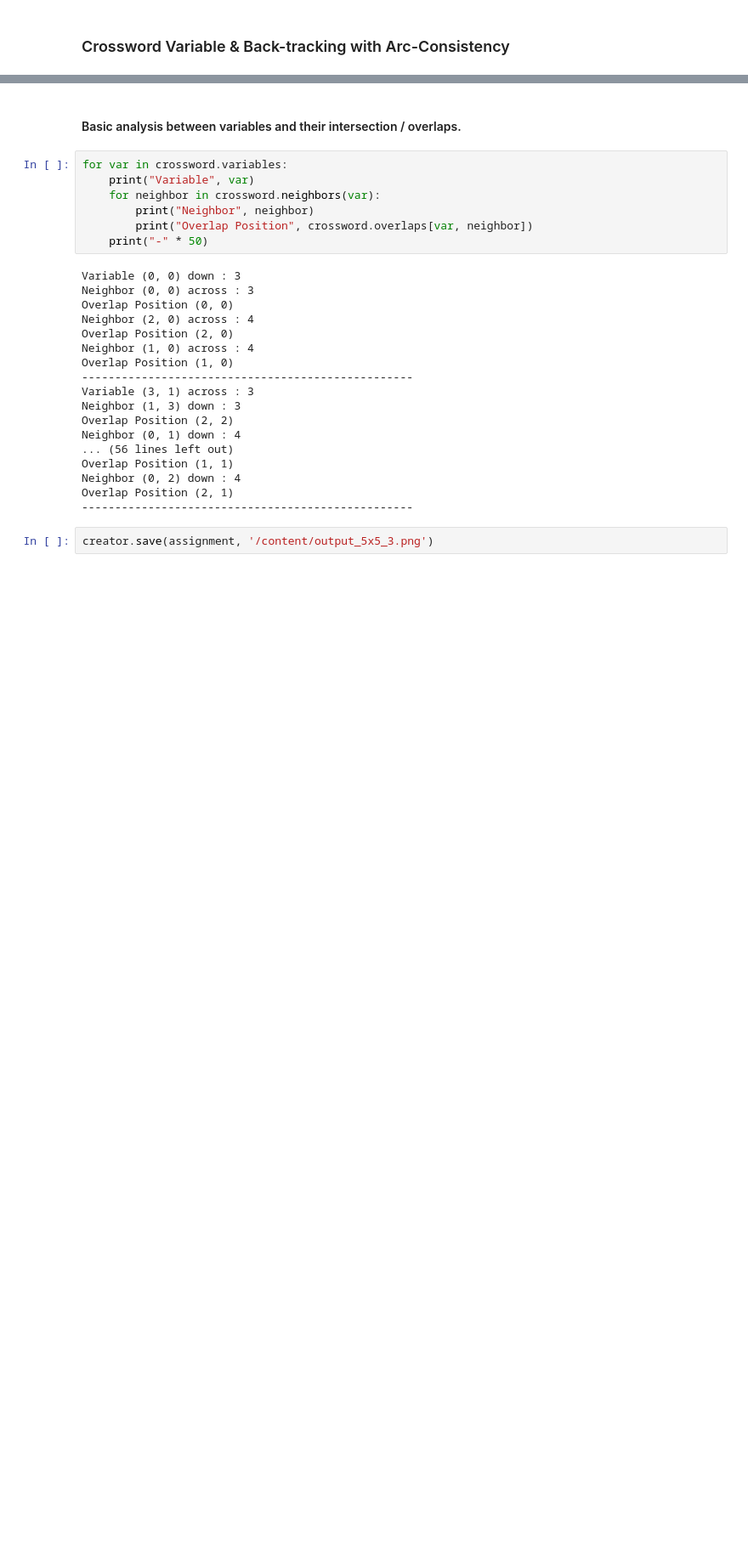
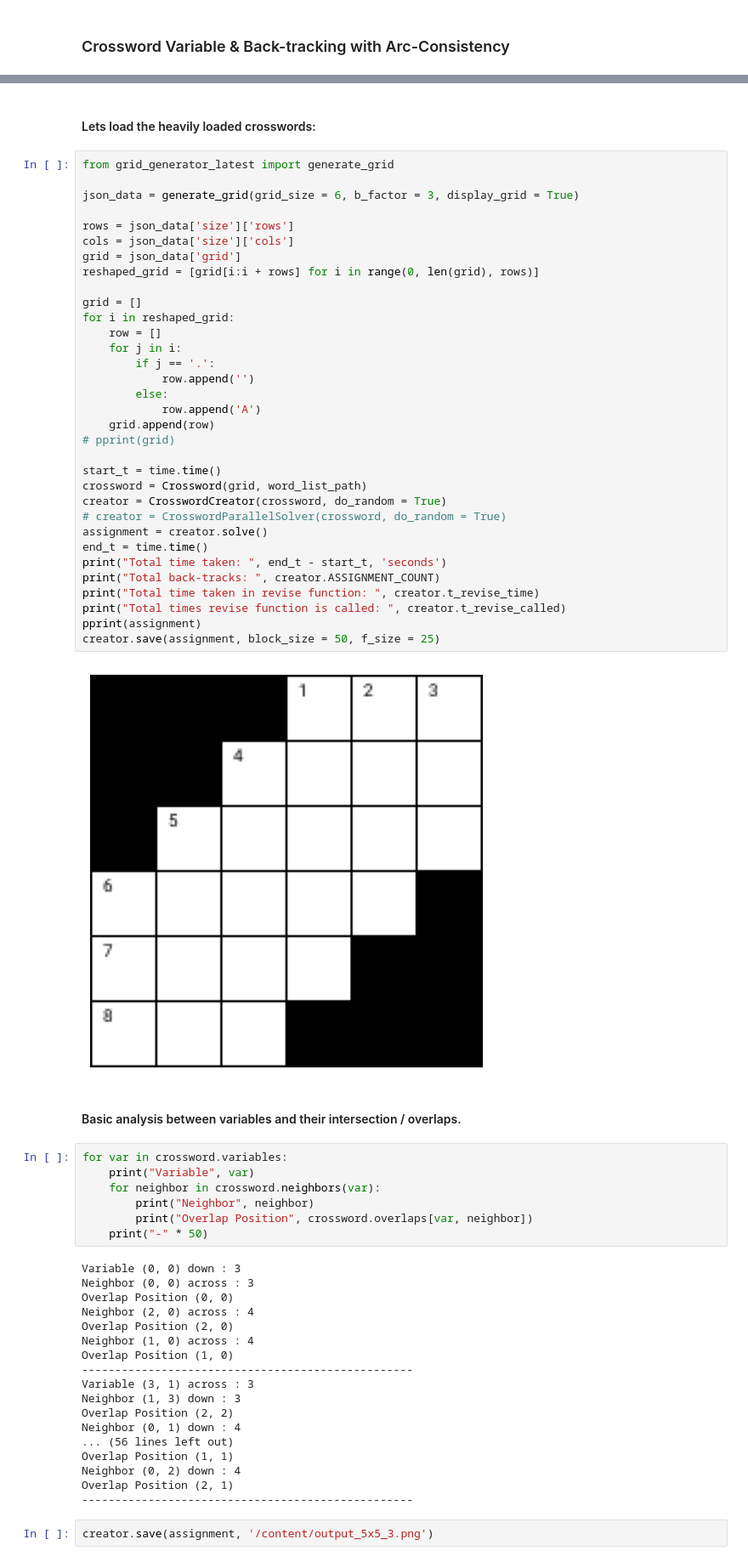
Before and after one commit to prajeshshrestha/Crossword-Generator, a Jupyter notebook: Backtracking_Feasible_&_Infeasible_case_analysis.ipynb, the cells around one changed output, grey strips where cells are left out. Shown: that part at 85% size. Drawn from its saved outputs; the diff is of its cells as text; blank space fills up the shorter version.

```diff
--- a/Backtracking_Feasible_&_Infeasible_case_analysis.ipynb
+++ b/Backtracking_Feasible_&_Infeasible_case_analysis.ipynb
@@ -578,3 +643,40 @@ IndexError: list index out of range
+# %% [markdown]
+#### Lets load the heavily loaded crosswords:
+# %%
+from grid_generator_latest import generate_grid
+
+json_data = generate_grid(grid_size = 6, b_factor = 3, display_grid = True)
+
+rows = json_data['size']['rows']
+cols = json_data['size']['cols']
+grid = json_data['grid']
+reshaped_grid = [grid[i:i + rows] for i in range(0, len(grid), rows)]
+
+grid = []
+for i in reshaped_grid:
+    row = []
+    for j in i:
+        if j == '.':
+            row.append('')
+        else:
+            row.append('A')
+    grid.append(row)
+# pprint(grid)
+
+start_t = time.time()
+crossword = Crossword(grid, word_list_path)
+creator = CrosswordCreator(crossword, do_random = True)
+# creator = CrosswordParallelSolver(crossword, do_random = True)
+assignment = creator.solve()
+end_t = time.time()
+print("Total time taken: ", end_t - start_t, 'seconds')
+print("Total back-tracks: ", creator.ASSIGNMENT_COUNT)
+print("Total time taken in revise function: ", creator.t_revise_time)
+print("Total times revise function is called: ", creator.t_revise_called)
+pprint(assignment)
+creator.save(assignment, block_size = 50, f_size = 25)
+# %% [output]
+[figure, added]
 # %% [markdown]
 #### Basic analysis between variables and their intersection / overlaps.
 # %%
```
Also changed, not shown: parts of 6 cells of this notebook.
